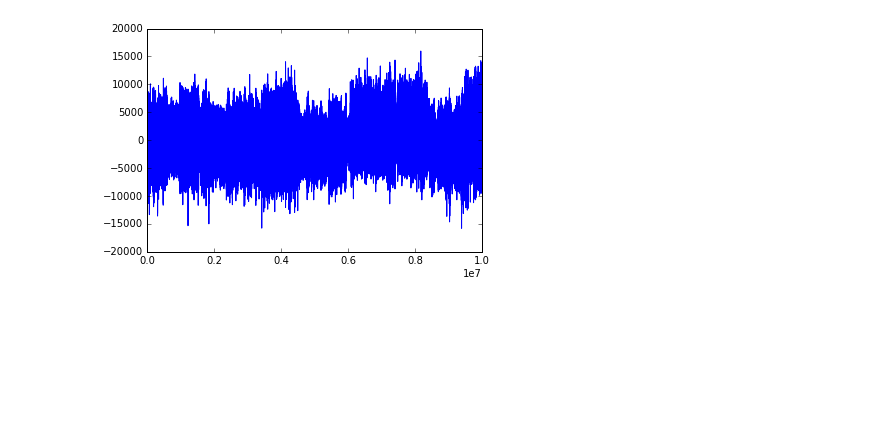
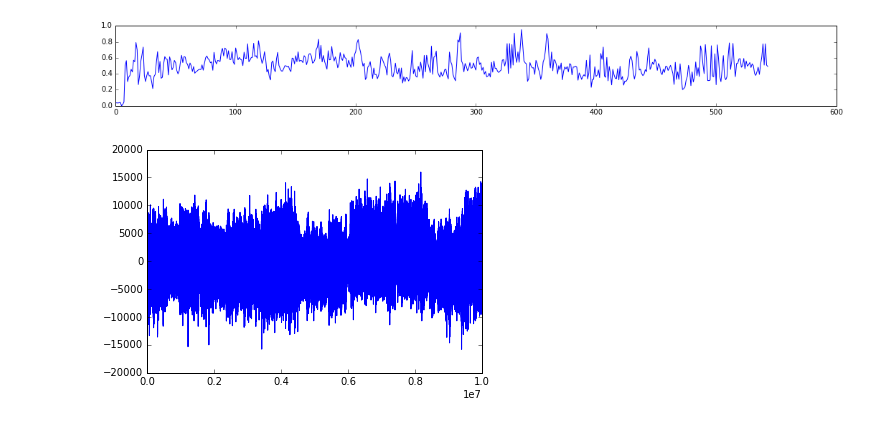
Before and after one commit to rwinslow/livebeat, a Jupyter notebook: Audio Analysis.ipynb, the cells around one changed output. Drawn from its saved outputs; the diff is of its cells as text; code cells hidden in the pictures; blank space fills up the shorter version.

Commit message:
Bulk updates. Include audio analysis, further color analysis

```diff
--- a/Audio Analysis.ipynb
+++ b/Audio Analysis.ipynb
@@ -6,4 +6,4 @@ import numpy as np
 import scipy.io.wavfile as wavfile
 %matplotlib inline
 # %%
-fs, aud = wavfile.read('video/audio.wav')
+fs, aud = wavfile.read('video/audio_v83196893.wav')
@@ -12,3 +10,18 @@ chan = aud.mean(axis=1)
+# %%
+sample_rate = 8000
+interval = 60
+chan = aud.mean(axis=1)
+integral = []
+for i in np.arange(0, 260954966, interval*sample_rate):
+    integral.append(sum(abs(chan[i:i+interval*sample_rate])))
+
+integral = [(v - min(integral))/max(integral) for v in integral]
+# %%
+plt.figure(figsize=(18,2))
+plt.plot(integral)
+plt.show()
+# %% [output]
+[figure, added]
 # %%
 plt.figure(figsize=(19,2))
 plt.plot(chan[10000000:20000000])
```
Also changed, not shown: parts of 1 cell of this notebook, 17 other files.
